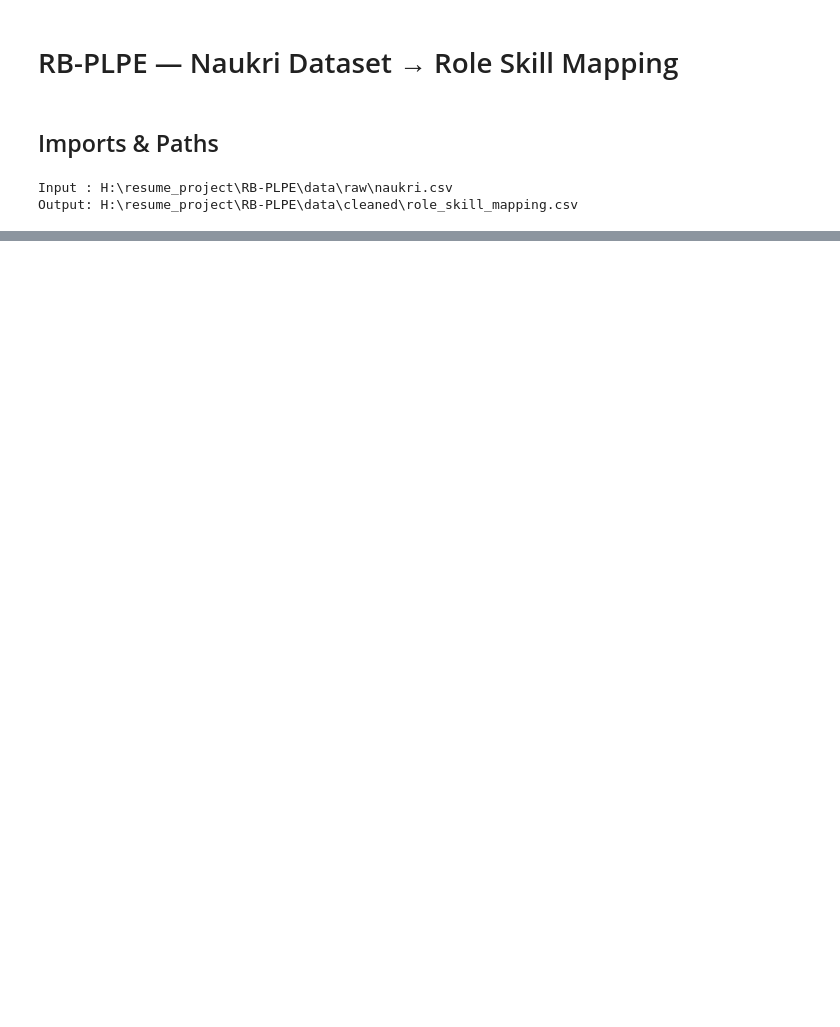
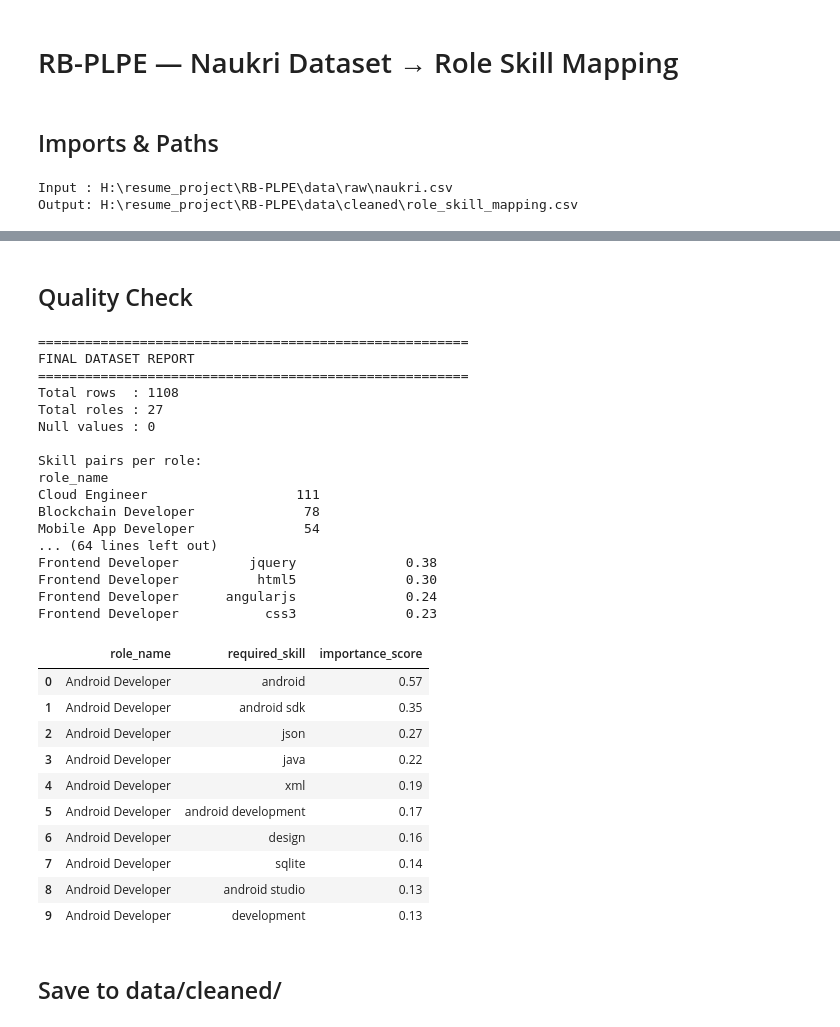
Before and after one commit to hamant-jagwan/Role_Based_Personalized_Learning_Pathway_Engine, a Jupyter notebook: notebooks/naukri_to_role_skill_mapping.ipynb, the cells around one changed output, grey strips where cells are left out. Cells and saved outputs as stored; diff of their text form; code cells hidden in the pictures; blank space fills up the shorter version.

Commit message:
sucessfully clean naukri dataset and save it to the data/cleaned folder

```diff
--- a/notebooks/naukri_to_role_skill_mapping.ipynb
+++ b/notebooks/naukri_to_role_skill_mapping.ipynb
@@ -54,0 +382,4 @@ Sample Key Skills:
+# %%
+# Step 4: Merge with total jobs
+result = skill_counts.merge(total_jobs_per_role, on="role_name")
+print(result)
@@ -54,0 +401,5 @@ Sample Key Skills:
+# %%
+# Step 5: Calculate importance score
+result["importance_score"] = (result["skill_count"] / result["total_jobs"]).round(2)
+
+print(result["importance_score"])
@@ -54,0 +419,4 @@ Sample Key Skills:
+# %%
+# Step 6: Keep skills appearing in at least 5% of jobs for that role
+result = result[result["importance_score"] >= 0.05]
+print(result)
@@ -54,0 +441,10 @@ Sample Key Skills:
+# %%
+# Step 7: Sort by role then importance descending
+result = result.sort_values(
+    ["role_name", "importance_score"],
+    ascending=[True, False]
+).reset_index(drop=True)
+
+print(f"\nTotal role-skill pairs: {len(result)}")
+print("\nSample:")
+print(result.head(20).to_string(index=False))
@@ -54,0 +469,54 @@ Sample Key Skills:
+# %% [markdown]
+## Quality Check
+# %%
+final_df = result[["role_name", "required_skill", "importance_score"]].copy()
+
+print("=" * 55)
+print("FINAL DATASET REPORT")
+print("=" * 55)
+print(f"Total rows  : {len(final_df)}")
+print(f"Total roles : {final_df['role_name'].nunique()}")
+print(f"Null values : {final_df.isnull().sum().sum()}")
+
+print("\nSkill pairs per role:")
+print(final_df["role_name"].value_counts().to_string())
+
+# Show top skills for a few key roles
+for role in ["Software Engineer", "Data Scientist", "DevOps Engineer", "Frontend Developer"]:
+    subset = final_df[final_df["role_name"] == role]
+    if len(subset) > 0:
+        print(f"\nTop 8 skills — {role}:")
+        print(subset.head(8).to_string(index=False))
+
+final_df.head(10)
+# %% [output]
+=======================================================
+FINAL DATASET REPORT
+=======================================================
+Total rows  : 1108
+Total roles : 27
+Null values : 0
+
+Skill pairs per role:
+role_name
+Cloud Engineer                   111
+Blockchain Developer              78
+Mobile App Developer              54
+... (64 lines left out)
+Frontend Developer         jquery              0.38
+Frontend Developer          html5              0.30
+Frontend Developer      angularjs              0.24
+Frontend Developer           css3              0.23
+|  | role_name | required_skill | importance_score |
+| 0 | Android Developer | android | 0.57 |
+| 1 | Android Developer | android sdk | 0.35 |
+| 2 | Android Developer | json | 0.27 |
+| 3 | Android Developer | java | 0.22 |
+| 4 | Android Developer | xml | 0.19 |
+| 5 | Android Developer | android development | 0.17 |
+| 6 | Android Developer | design | 0.16 |
+| 7 | Android Developer | sqlite | 0.14 |
+| 8 | Android Developer | android studio | 0.13 |
+| 9 | Android Developer | development | 0.13 |
+# %% [markdown]
+## Save to data/cleaned/
```
Also changed, not shown: parts of 23 cells of this notebook, 1 other file.
